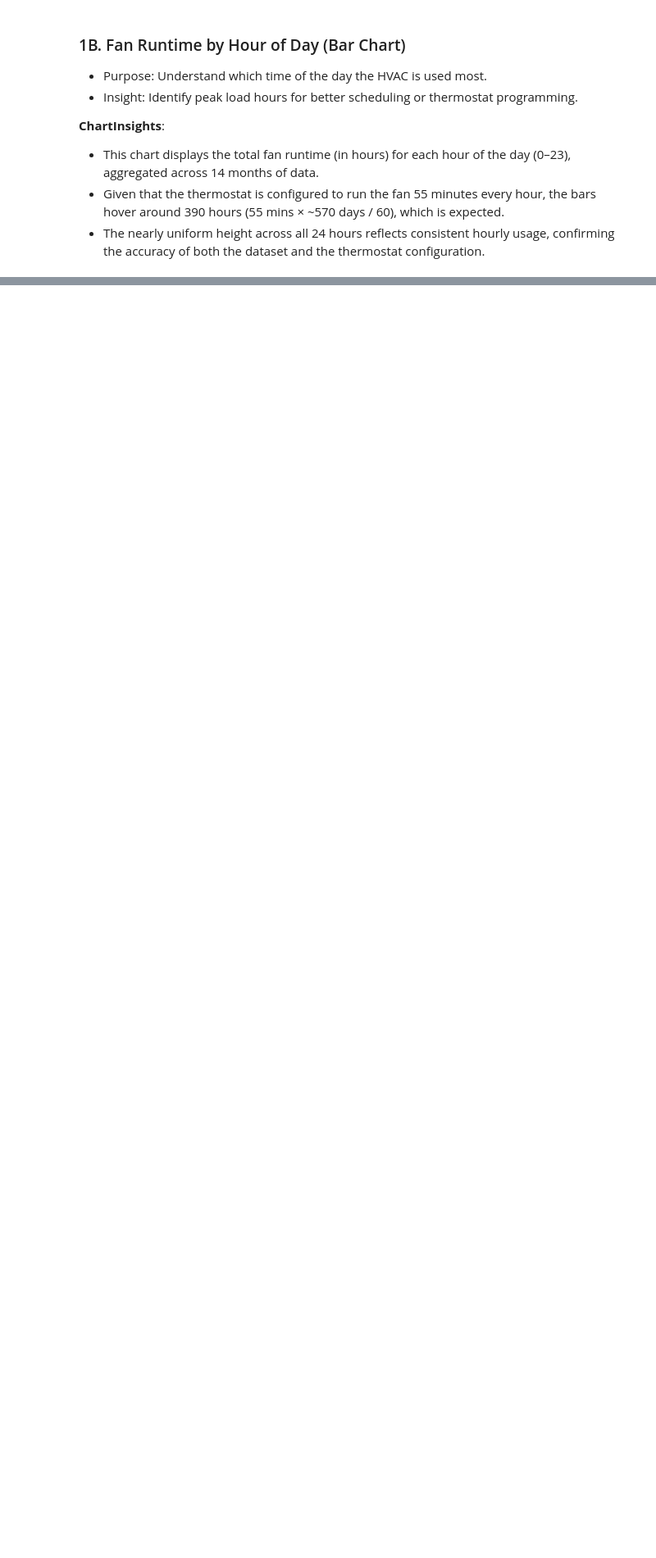
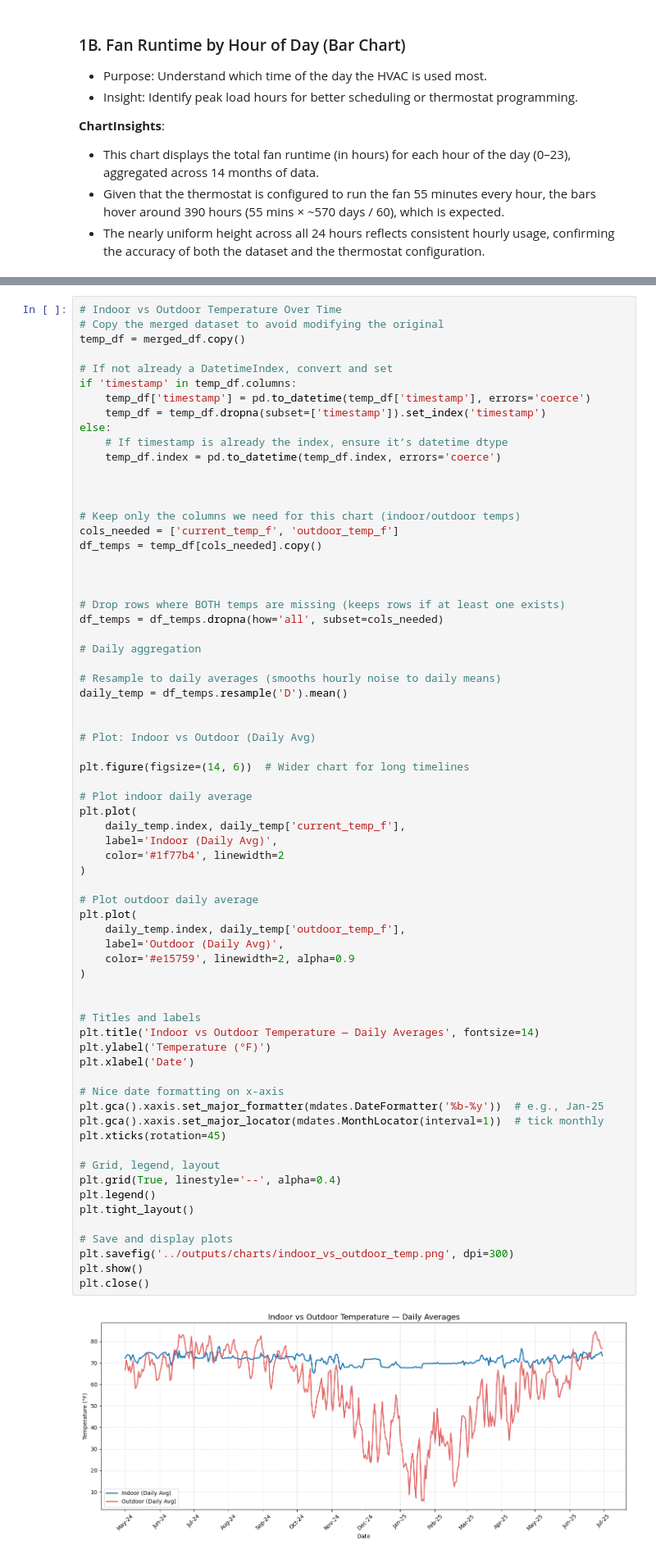
Before and after one commit to sarayum/thermostat_energy_analysis, a Jupyter notebook: notebooks/analysis.ipynb, the cells around one changed output, grey strips where cells are left out. Shown: that part at 82% size. Cells and saved outputs as stored; diff of their text form; blank space fills up the shorter version.

```diff
--- a/notebooks/analysis.ipynb
+++ b/notebooks/analysis.ipynb
@@ -259,0 +453,70 @@ plt.show()
+# %%
+# Indoor vs Outdoor Temperature Over Time
+# Copy the merged dataset to avoid modifying the original
+temp_df = merged_df.copy()
+
+# If not already a DatetimeIndex, convert and set
+if 'timestamp' in temp_df.columns:
+    temp_df['timestamp'] = pd.to_datetime(temp_df['timestamp'], errors='coerce')
+    temp_df = temp_df.dropna(subset=['timestamp']).set_index('timestamp')
+else:
+    # If timestamp is already the index, ensure it’s datetime dtype
+    temp_df.index = pd.to_datetime(temp_df.index, errors='coerce')
+
+
+
+# Keep only the columns we need for this chart (indoor/outdoor temps)
+cols_needed = ['current_temp_f', 'outdoor_temp_f']
+df_temps = temp_df[cols_needed].copy()
+
+
+
+# Drop rows where BOTH temps are missing (keeps rows if at least one exists)
+df_temps = df_temps.dropna(how='all', subset=cols_needed)
+
+# Daily aggregation
+
+# Resample to daily averages (smooths hourly noise to daily means)
+daily_temp = df_temps.resample('D').mean()
+
+
+# Plot: Indoor vs Outdoor (Daily Avg)
+
+plt.figure(figsize=(14, 6))  # Wider chart for long timelines
+
+# Plot indoor daily average
+plt.plot(
+    daily_temp.index, daily_temp['current_temp_f'],
+    label='Indoor (Daily Avg)',
+    color='#1f77b4', linewidth=2
+)
+
+# Plot outdoor daily average
+plt.plot(
+    daily_temp.index, daily_temp['outdoor_temp_f'],
+    label='Outdoor (Daily Avg)',
+    color='#e15759', linewidth=2, alpha=0.9
+)
+
+
+# Titles and labels
+plt.title('Indoor vs Outdoor Temperature — Daily Averages', fontsize=14)
+plt.ylabel('Temperature (°F)')
+plt.xlabel('Date')
+
+# Nice date formatting on x‑axis
+plt.gca().xaxis.set_major_formatter(mdates.DateFormatter('%b-%y'))  # e.g., Jan-25
+plt.gca().xaxis.set_major_locator(mdates.MonthLocator(interval=1))  # tick monthly
+plt.xticks(rotation=45)
+
+# Grid, legend, layout
+plt.grid(True, linestyle='--', alpha=0.4)
+plt.legend()
+plt.tight_layout()
+
+# Save and display plots
+plt.savefig('../outputs/charts/indoor_vs_outdoor_temp.png', dpi=300)
+plt.show()
+plt.close()
+# %% [output]
+[figure, added]
```
Also changed, not shown: parts of 11 cells of this notebook.
